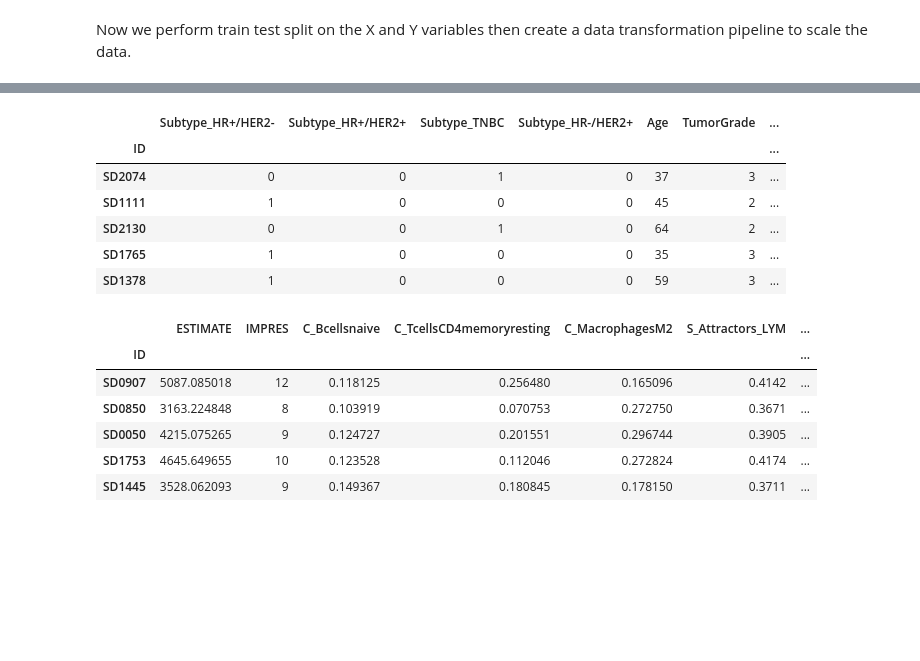
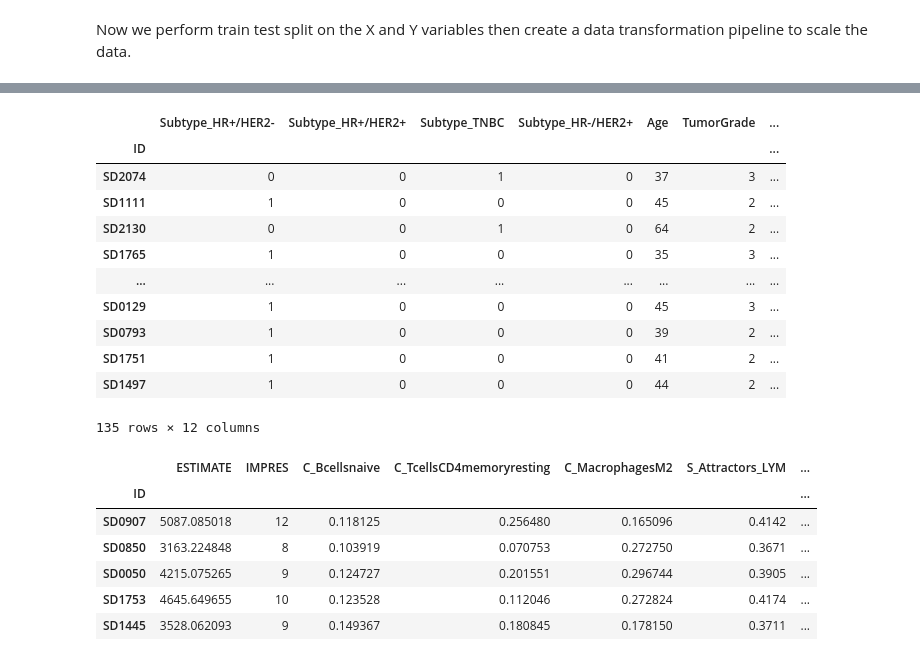
Before and after one commit to cancer-research-malaysia/ImmuNeonSVM, a Jupyter notebook: nb/SVM-classifer.ipynb, the cells around one changed output, grey strips where cells are left out. Saved outputs shown, nothing was run; the diff lists cells and outputs as text; code cells hidden in the pictures; blank space fills up the shorter version.

```diff
--- a/nb/SVM-classifer.ipynb
+++ b/nb/SVM-classifer.ipynb
@@ -290,13 +299,18 @@ X_train.head()
 # %%
-X_test.head()
+X_test
 # %% [output]
 |  | Subtype_HR+/HER2- | Subtype_HR+/HER2+ | Subtype_TNBC | Subtype_HR-/HER2+ | Age | TumorGrade | ... |
 | ID |  |  |  |  |  |  | ... |
 | SD2074 | 0 | 0 | 1 | 0 | 37 | 3 | ... |
 | SD1111 | 1 | 0 | 0 | 0 | 45 | 2 | ... |
 | SD2130 | 0 | 0 | 1 | 0 | 64 | 2 | ... |
 | SD1765 | 1 | 0 | 0 | 0 | 35 | 3 | ... |
-| SD1378 | 1 | 0 | 0 | 0 | 59 | 3 | ... |
+| ... | ... | ... | ... | ... | ... | ... | ... |
+| SD0129 | 1 | 0 | 0 | 0 | 45 | 3 | ... |
+| SD0793 | 1 | 0 | 0 | 0 | 39 | 2 | ... |
+| SD1751 | 1 | 0 | 0 | 0 | 41 | 2 | ... |
+| SD1497 | 1 | 0 | 0 | 0 | 44 | 2 | ... |
+135 rows × 12 columns
 # %%
 Y_train.head()
 # %% [output]
```
Also changed, not shown: parts of 4 cells of this notebook, 1 other file.
